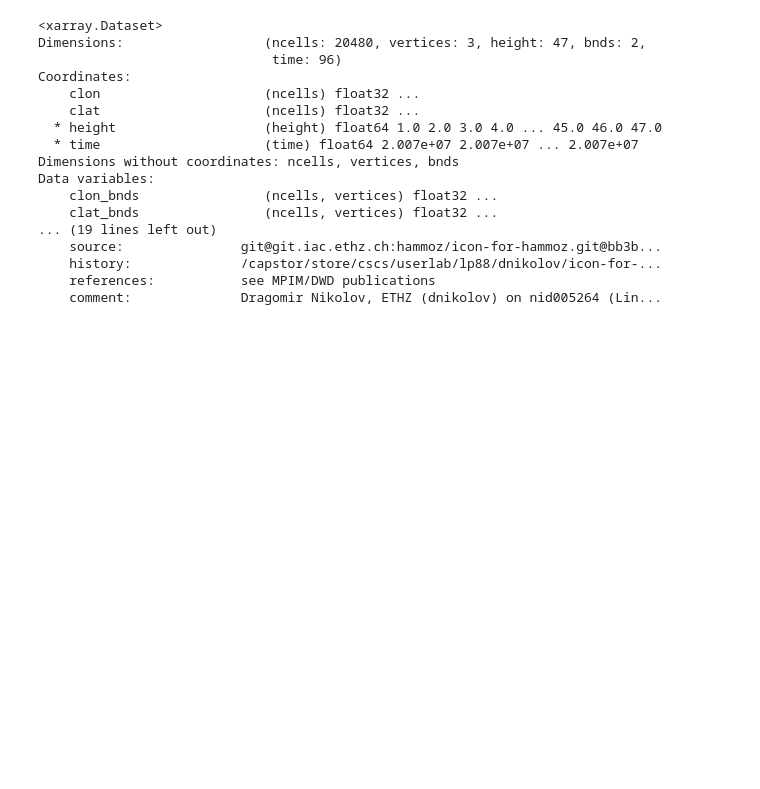
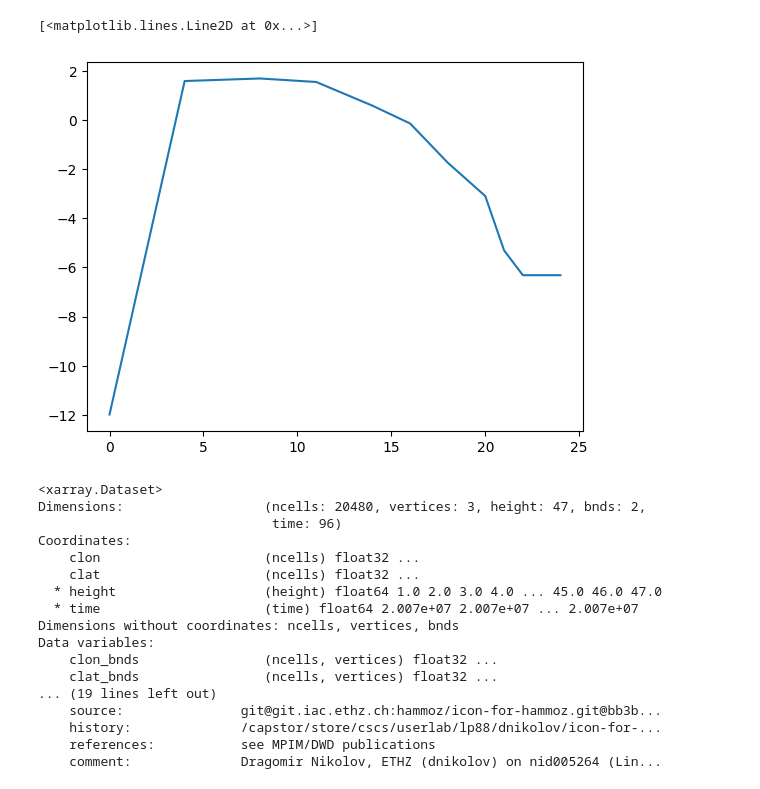
Before and after one commit to DragomirNikolov/MSGI, a Jupyter notebook: development/model_cloud_bulk.ipynb, the cells around one changed output. Cells and saved outputs as stored; diff of their text form; code cells hidden in the pictures; blank space fills up the shorter version.

Commit message:
Processing of bulk values in model with interlayer interpolation

```diff
--- a/development/model_cloud_bulk.ipynb
+++ b/development/model_cloud_bulk.ipynb
@@ -3,0 +513,17 @@ import numpy as np
+# %%
+vertical = np.array([-11.985348  ,          np.nan,          np.nan,          np.nan,
+          1.5907934 ,          np.nan,          np.nan,          np.nan,
+          1.6950742 ,          np.nan,          np.nan,   1.5527712 ,
+                 np.nan,          np.nan,   0.5864266 ,          np.nan,
+         -0.13703516,          np.nan,  -1.7316775 ,          np.nan,
+         -3.092356  ,  -5.301631  ,  -6.3149204 ,          np.nan,
+                 np.nan], dtype=np.float32)
+# %%
+x = np.arange(vertical.size)
+nan_mask = np.isnan(vertical)
+
+vertical[nan_mask] = np.interp(
+    x[nan_mask],
+    x[~nan_mask],
+    vertical[~nan_mask],
+)
@@ -4,3 +532,8 @@ import numpy as np
+# %%
+plt.plot(vertical)
+# %% [output]
+[<matplotlib.lines.Line2D at 0x...>]
+[figure, added]
 # %%
 atm_3d = xr.open_dataset("/wolke_scratch/dnikolo/ICON_Data/cosp_dardar_runs/R2B4/wbf_v3/raw_data/sedim_r2b4_wbfv3_atm_3d_cloud_ml_20071221T000000Z.nc")
 ct = xr.open_dataset("/wolke_scratch/dnikolo/ICON_Data/cosp_dardar_runs/R2B4/wbf_v3/raw_data/sedim_r2b4_wbfv3_ctp_2d_ml_20071221T000000Z.nc")
```
Also changed, not shown: parts of 23 cells of this notebook, 16 other files.
